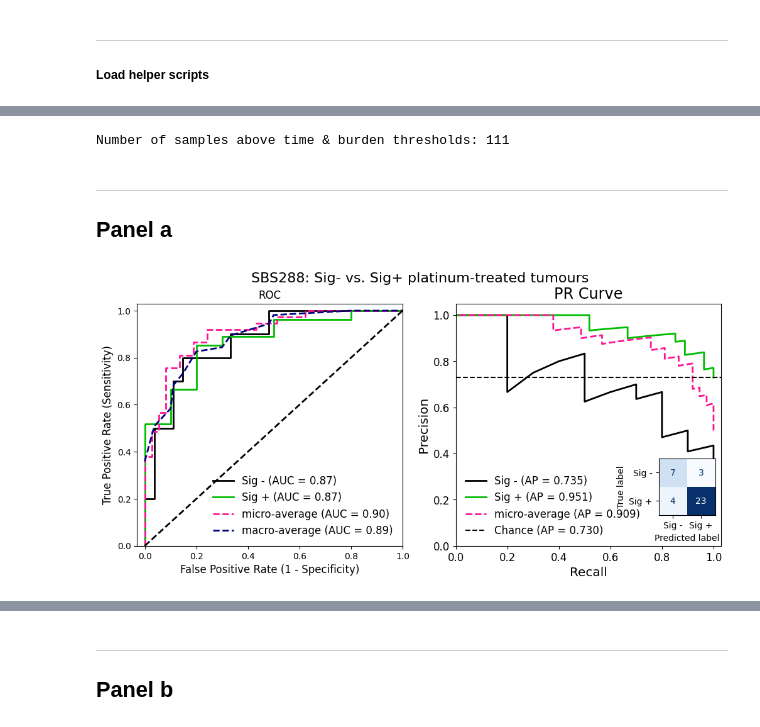
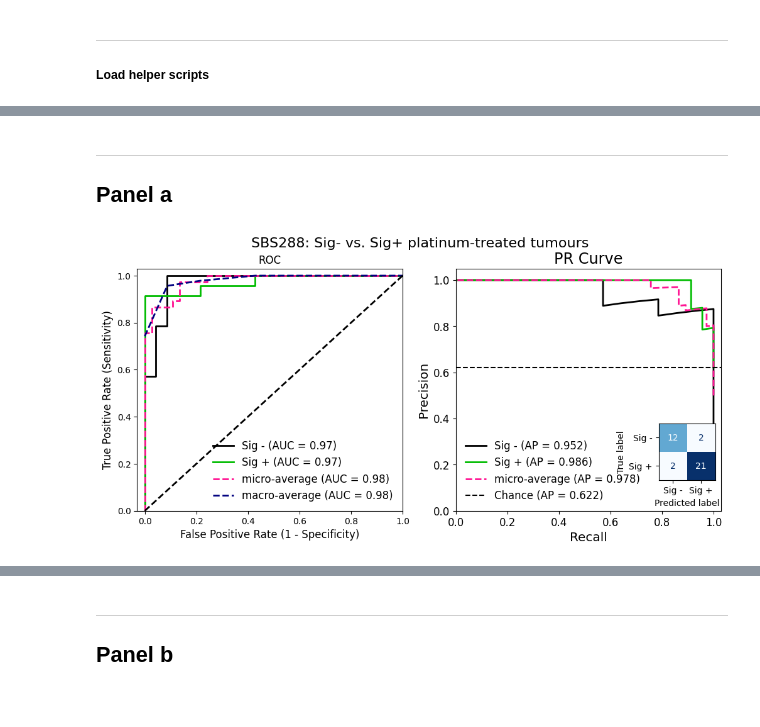
Before and after one commit to shlienlab/mutsigs_therapy, a Jupyter notebook: notebooks/ExtendedFig_7.ipynb, the cells around one changed output, grey strips where cells are left out. Drawn from its saved outputs; the diff is of its cells as text; code cells hidden in the pictures.

```diff
--- a/notebooks/ExtendedFig_7.ipynb
+++ b/notebooks/ExtendedFig_7.ipynb
@@ -55,11 +40,0 @@ treated_low_samples = [x for x in treated_samples if x in low_samples]
-# %%
-## Load df for samples that passed both time & burden thresholds to show platinum signature
-topr_quad = pd.read_csv(os.path.join(root_dir, 'source_data/KZM_topRightQuad.tsv'), sep='\t', index_col=0)
-topr_quad_samples = topr_quad.index.tolist()
-print(f"Number of samples above time & burden thresholds: {len(topr_quad_samples)}")
-
-## Divie samples into sig- & sig+ groups
-sigN_samples = topr_quad[topr_quad.Platin_sig=='N'].index.tolist()
-sigP_samples = topr_quad[topr_quad.Platin_sig=='Y'].index.tolist()
-# %% [output]
-Number of samples above time & burden thresholds: 111
@@ -75,8 +41,10 @@ mat1536_df, mat1536_rel, mat1536_nhm, mat1536_nhm_rel = mu.get_context(fn1536, l
 # %% [markdown]
 -----
 ## Panel a
+# %%
+mat288_rel = pd.read_csv(os.path.join(root_dir, 'source_data/ExFig_7a.tsv'), sep='\t', index_col=0)
 # %%
-rf_mat288 = mu.get_votingClf_v1(mat288_rel, sigN_samples, sigP_samples, cv=True, extra_plots=True, plot_title='SBS288: Sig- vs. Sig+ platinum-treated tumours')
-plt.savefig(os.path.join(fig_out, 'ExFig_7a.pdf'), bbox_inches="tight")
+rf_mat288 = mu.get_votingClf_v2(mat288_rel, cv=True, extra_plots=True, plot_title='SBS288: Sig- vs. Sig+ platinum-treated tumours')
+# plt.savefig(os.path.join(fig_out, 'ExFig_7a_rev.pdf'), bbox_inches="tight")
 # %% [output]
-[figure, old version]
+[figure, new version]
```
Also changed, not shown: parts of 18 cells of this notebook, 10 other files.
